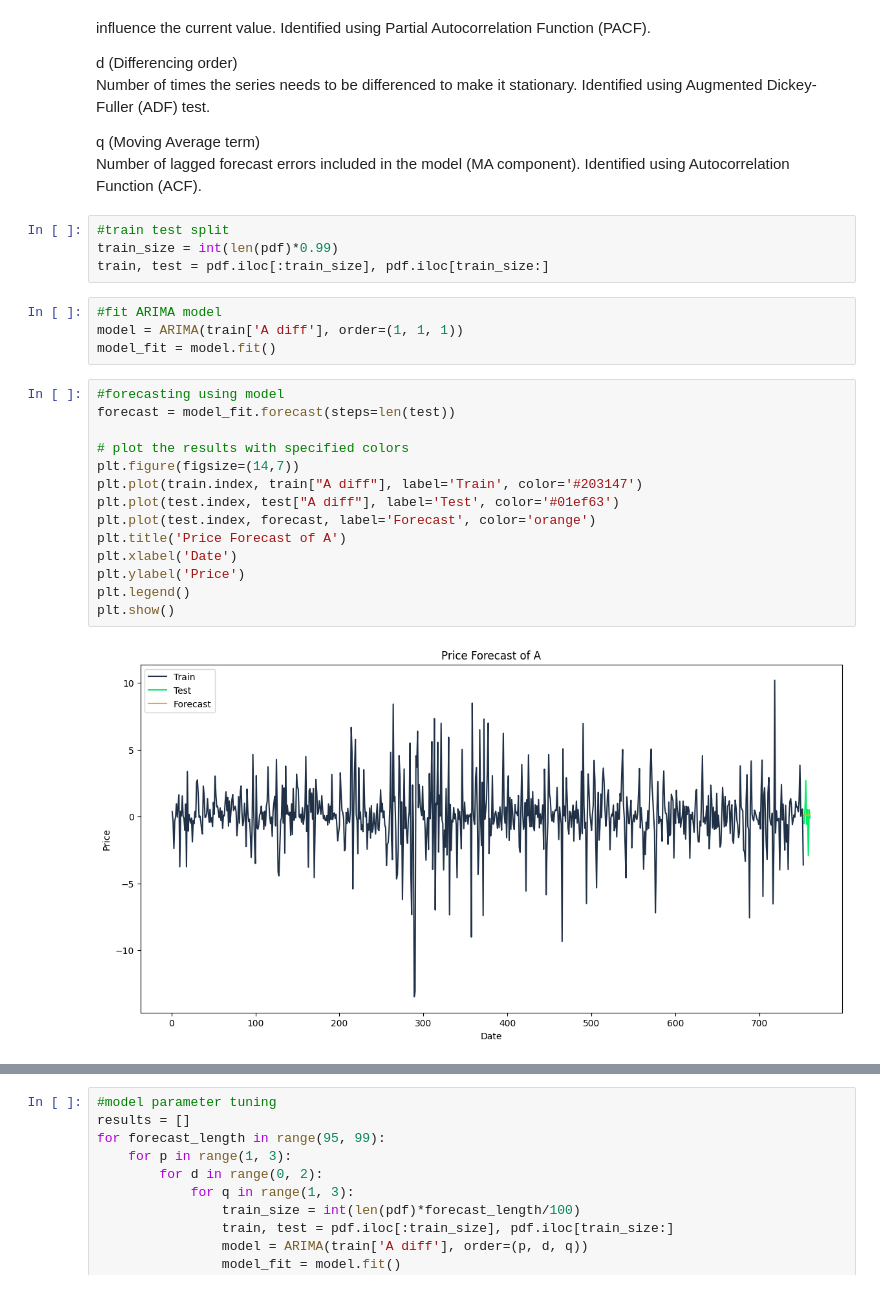
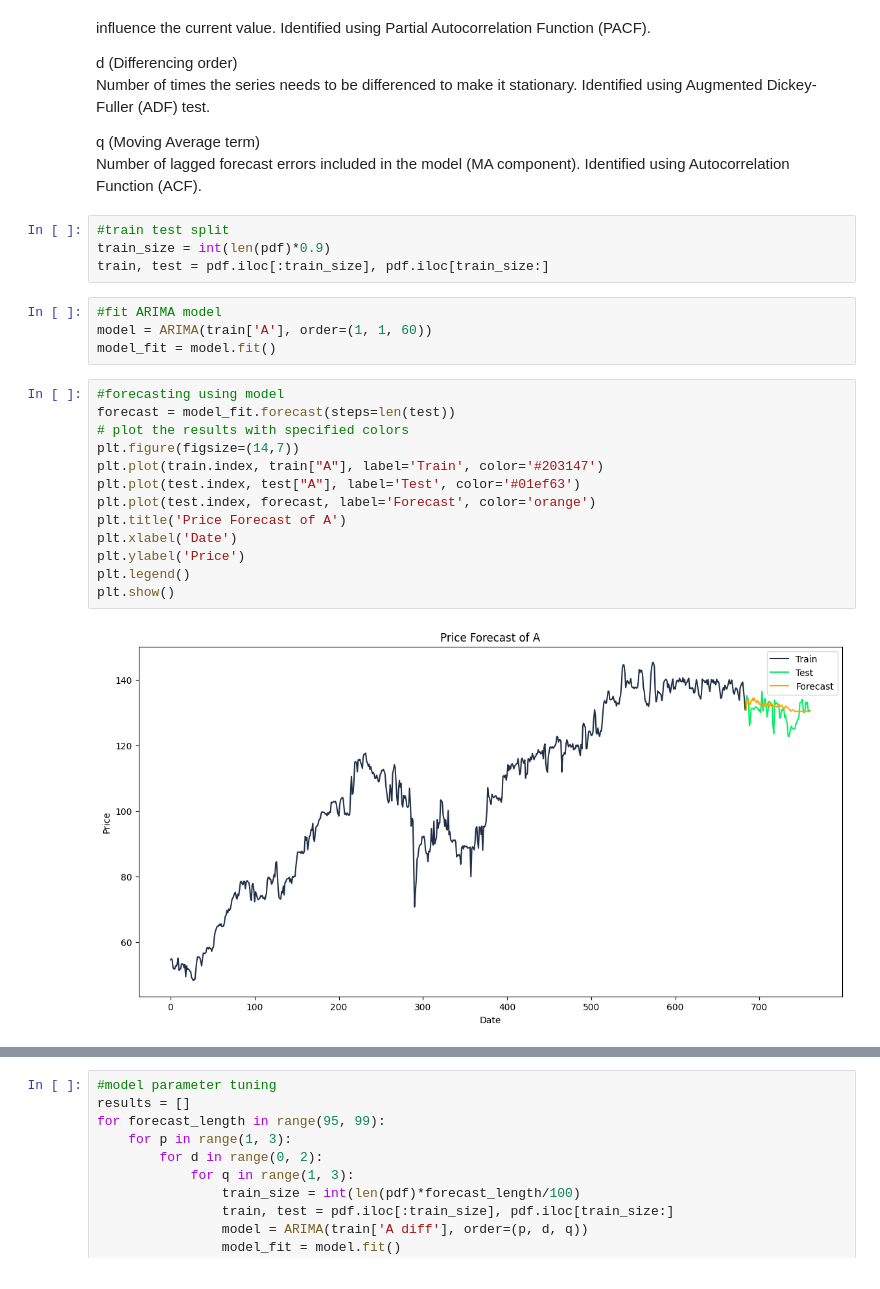
Before and after one commit to Nipuna-Tennakoon/sales-data-analysis, a Jupyter notebook: training.ipynb, the cells around one changed output, grey strips where cells are left out. Drawn from its saved outputs; the diff is of its cells as text.

Commit message:
nn trained

```diff
--- a/training.ipynb
+++ b/training.ipynb
@@ -77,28 +82,27 @@ Number of lagged forecast errors included in the model (MA component).
 Identified using Autocorrelation Function (ACF).
 # %%
 #train test split
-train_size = int(len(pdf)*0.99)
+train_size = int(len(pdf)*0.9)
 train, test = pdf.iloc[:train_size], pdf.iloc[train_size:]
 # %%
 #fit ARIMA model
-model = ARIMA(train['A diff'], order=(1, 1, 1))
+model = ARIMA(train['A'], order=(1, 1, 60))
 model_fit = model.fit()
 # %%
 #forecasting using model
 forecast = model_fit.forecast(steps=len(test))
-
 # plot the results with specified colors
 plt.figure(figsize=(14,7))
-plt.plot(train.index, train["A diff"], label='Train', color='#203147')
-plt.plot(test.index, test["A diff"], label='Test', color='#01ef63')
+plt.plot(train.index, train["A"], label='Train', color='#203147')
+plt.plot(test.index, test["A"], label='Test', color='#01ef63')
 plt.plot(test.index, forecast, label='Forecast', color='orange')
 plt.title('Price Forecast of A')
 plt.xlabel('Date')
 plt.ylabel('Price')
 plt.legend()
 plt.show()
 # %% [output]
-[figure, old version]
+[figure, new version]
 # %%
 print(f"AIC: {model_fit.aic}")
 print(f"BIC: {model_fit.bic}")
```
Also changed, not shown: parts of 10 cells of this notebook, 1 other file.
